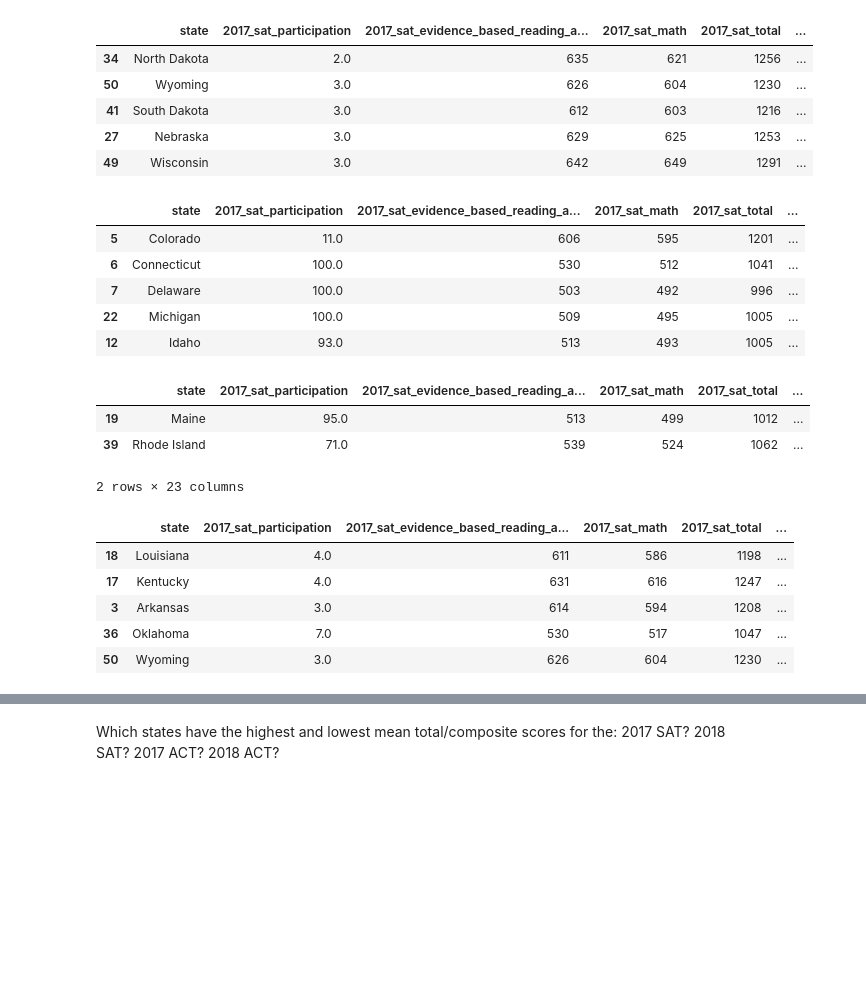
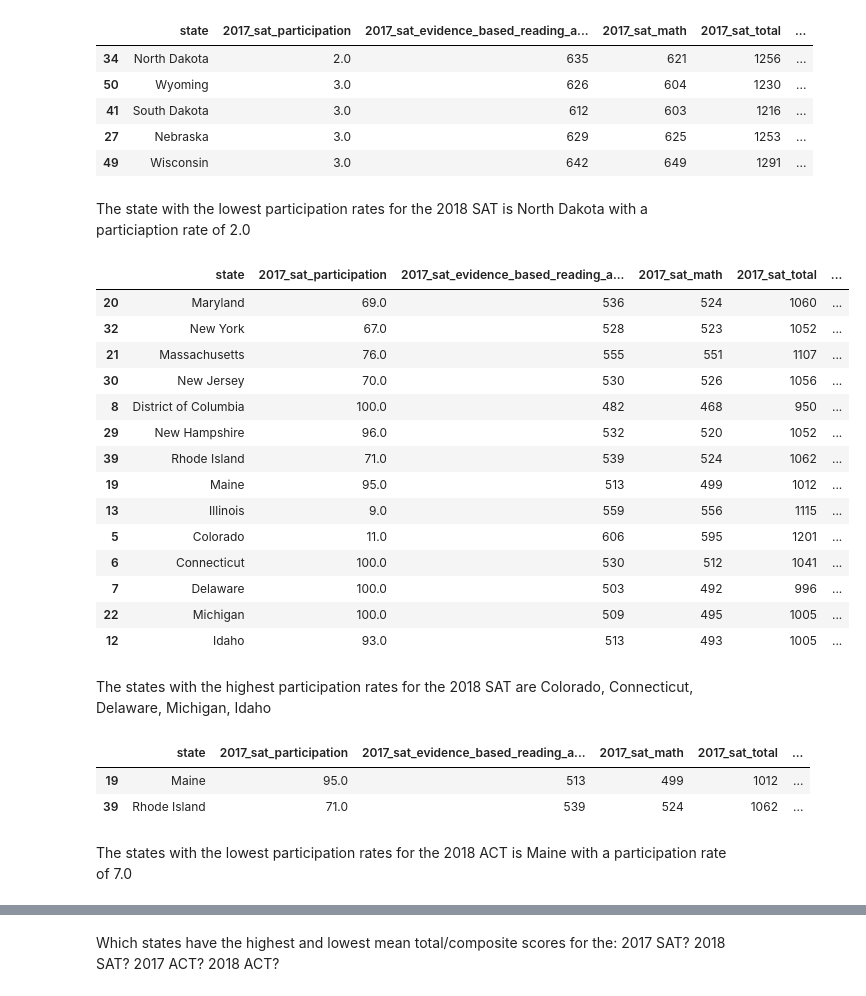
Before and after one commit to amcurley/GA_projects, a Jupyter notebook: Projects/project-1-master/code/Submission-project.ipynb, the cells around one changed output, grey strips where cells are left out. Cells and saved outputs as stored; diff of their text form; code cells hidden in the pictures; blank space fills up the shorter version.

```diff
--- a/Projects/project-1-master/code/Submission-project.ipynb
+++ b/Projects/project-1-master/code/Submission-project.ipynb
@@ -205,7 +205,7 @@ act_2017.head(2)
 #code
 
 # This code makes the values in 'Participation' turn into floats
-# sat_2017['2017_sat_participation'] = sat_2017['2017_sat_participation'].map(lambda x: float(x[:-1]))
+sat_2017['2017_sat_participation'] = sat_2017['2017_sat_participation'].map(lambda x: float(x[:-1]))
 act_2017['2017_act_participation'] = act_2017['2017_act_participation'].map(lambda x: float(x[:-1]))
 # %%
 # Now they are floats
@@ -918,5 +861,6 @@ act_2019.tail()
 # %%
-act_2019.drop([act_2019.index[-1]], inplace=True)
+# Dropping the unnecessary row
+# act_2019.drop([act_2019.index[-1]], inplace=True)
 # %%
 # Same rows as the sat_2019 dataset
 act_2019.shape
@@ -1298,40 +1156,40 @@ final.sort_values('2018_sat_participation').head()
 | 41 | South Dakota | 3.0 | 612 | 603 | 1216 | ... |
 | 27 | Nebraska | 3.0 | 629 | 625 | 1253 | ... |
 | 49 | Wisconsin | 3.0 | 642 | 649 | 1291 | ... |
+# %% [markdown]
+The state with the lowest participation rates for the 2018 SAT is
+North Dakota with a particiaption rate of 2.0
 # %%
-# 2018 SAT
-
-# The three lowest states are North Dakota, Mississippi, Iowa with a particiaption rate of 2.0
-final.sort_values('2018_sat_participation').tail()
+# 2018 SAT highest participation rates
+final.sort_values('2018_sat_participation').tail(14)
 # pd.set_option('display.max_columns', 999)
 # %% [output]
 |  | state | 2017_sat_participation | 2017_sat_evidence_based_reading_a... | 2017_sat_math | 2017_sat_total | ... |
+| 20 | Maryland | 69.0 | 536 | 524 | 1060 | ... |
+| 32 | New York | 67.0 | 528 | 523 | 1052 | ... |
+| 21 | Massachusetts | 76.0 | 555 | 551 | 1107 | ... |
+| 30 | New Jersey | 70.0 | 530 | 526 | 1056 | ... |
+| 8 | District of Columbia | 100.0 | 482 | 468 | 950 | ... |
+| 29 | New Hampshire | 96.0 | 532 | 520 | 1052 | ... |
+| 39 | Rhode Island | 71.0 | 539 | 524 | 1062 | ... |
+| 19 | Maine | 95.0 | 513 | 499 | 1012 | ... |
+| 13 | Illinois | 9.0 | 559 | 556 | 1115 | ... |
 | 5 | Colorado | 11.0 | 606 | 595 | 1201 | ... |
 | 6 | Connecticut | 100.0 | 530 | 512 | 1041 | ... |
 | 7 | Delaware | 100.0 | 503 | 492 | 996 | ... |
 | 22 | Michigan | 100.0 | 509 | 495 | 1005 | ... |
 | 12 | Idaho | 93.0 | 513 | 493 | 1005 | ... |
+# %% [markdown]
+The states with the highest participation rates for the 2018 SAT are
+Colorado, Connecticut, Delaware, Michigan, Idaho
 # %%
-# 2018 ACT
-
-# The state with the lowest parcipation is Maine with a participation rate of 7.0
+# 2018 ACT lowest participation rates
 final.sort_values('2018_act_participation').head(2)
+# pd.set_option('display.max_columns', 999)
 # %% [output]
 |  | state | 2017_sat_participation | 2017_sat_evidence_based_reading_a... | 2017_sat_math | 2017_sat_total | ... |
 | 19 | Maine | 95.0 | 513 | 499 | 1012 | ... |
 | 39 | Rhode Island | 71.0 | 539 | 524 | 1062 | ... |
-2 rows × 23 columns
-# %%
-# 2018 ACT
-
-# The state with the highest parcipation are Tennessee, Utah, South Carolina, Alabama, Missouri, Ohio, North Carolina,
-# Nevada, Nebraska, Montana, Wisonsin, Mississippi, Louisiana, Kentucky, Arkansas, Oklahoma, Wyoming with a participation
-# 100%
-final.sort_values('2018_act_participation').tail(5)
-# %% [output]
-|  | state | 2017_sat_participation | 2017_sat_evidence_based_reading_a... | 2017_sat_math | 2017_sat_total | ... |
-| 18 | Louisiana | 4.0 | 611 | 586 | 1198 | ... |
-| 17 | Kentucky | 4.0 | 631 | 616 | 1247 | ... |
-| 3 | Arkansas | 3.0 | 614 | 594 | 1208 | ... |
-| 36 | Oklahoma | 7.0 | 530 | 517 | 1047 | ... |
-| 50 | Wyoming | 3.0 | 626 | 604 | 1230 | ... |
+# %% [markdown]
+The states with the lowest participation rates for the 2018 ACT is
+Maine with a participation rate of 7.0
```
Also changed, not shown: parts of 105 cells of this notebook, 4 other files.
